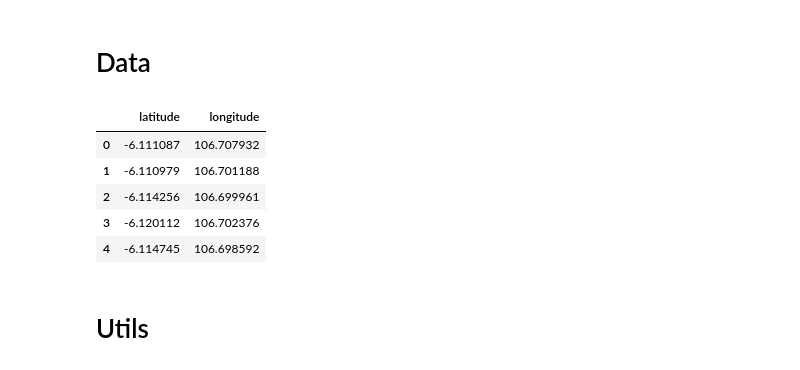
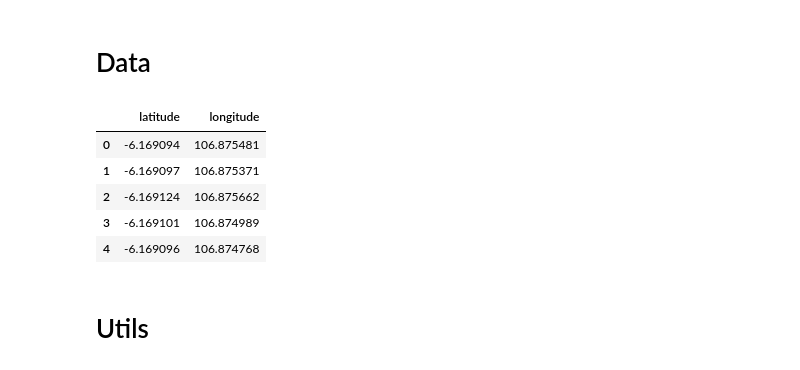
Before and after one commit to safe-route/machine-learning, a Jupyter notebook: Clustering.ipynb, the cells around one changed output. Saved outputs shown, nothing was run; the diff lists cells and outputs as text; code cells hidden in the pictures.

```diff
--- a/Clustering.ipynb
+++ b/Clustering.ipynb
@@ -34,22 +34,25 @@ model_file = "./model/clustering.json"
 # %%
 # Open dataset
 data = pd.read_csv(dataset_file)
 
-# Drop unused columns
-data = data.drop(labels=['id','Date','Time'], axis=1)
-
 # Drop NaN value
 data = data.dropna()
 
+# Copy data before dropped
+raw_data = data.copy()
+
+# Drop unused columns
+data = raw_data.drop(labels=['id', 'date', 'time', 'type', 'districts', 'subdistrict'], axis=1)
+
 # Data preview
 data.head()
 # %% [output]
 |  | latitude | longitude |
-| 0 | -6.111087 | 106.707932 |
-| 1 | -6.110979 | 106.701188 |
-| 2 | -6.114256 | 106.699961 |
-| 3 | -6.120112 | 106.702376 |
-| 4 | -6.114745 | 106.698592 |
+| 0 | -6.169094 | 106.875481 |
+| 1 | -6.169097 | 106.875371 |
+| 2 | -6.169124 | 106.875662 |
+| 3 | -6.169101 | 106.874989 |
+| 4 | -6.169096 | 106.874768 |
 # %% [markdown]
 # Utils
 # %% [markdown]
```
Also changed, not shown: parts of 4 cells of this notebook, 1 other file.
